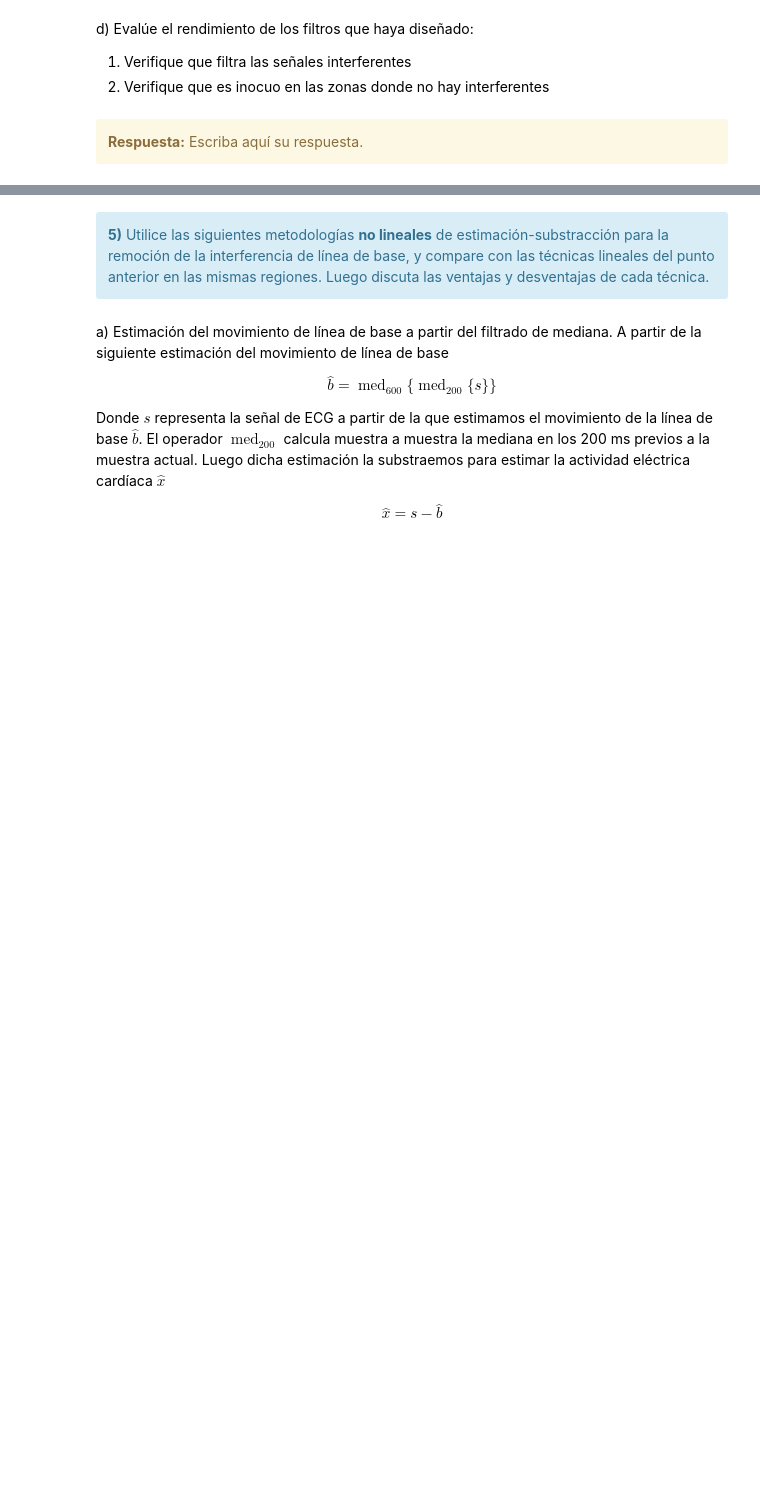
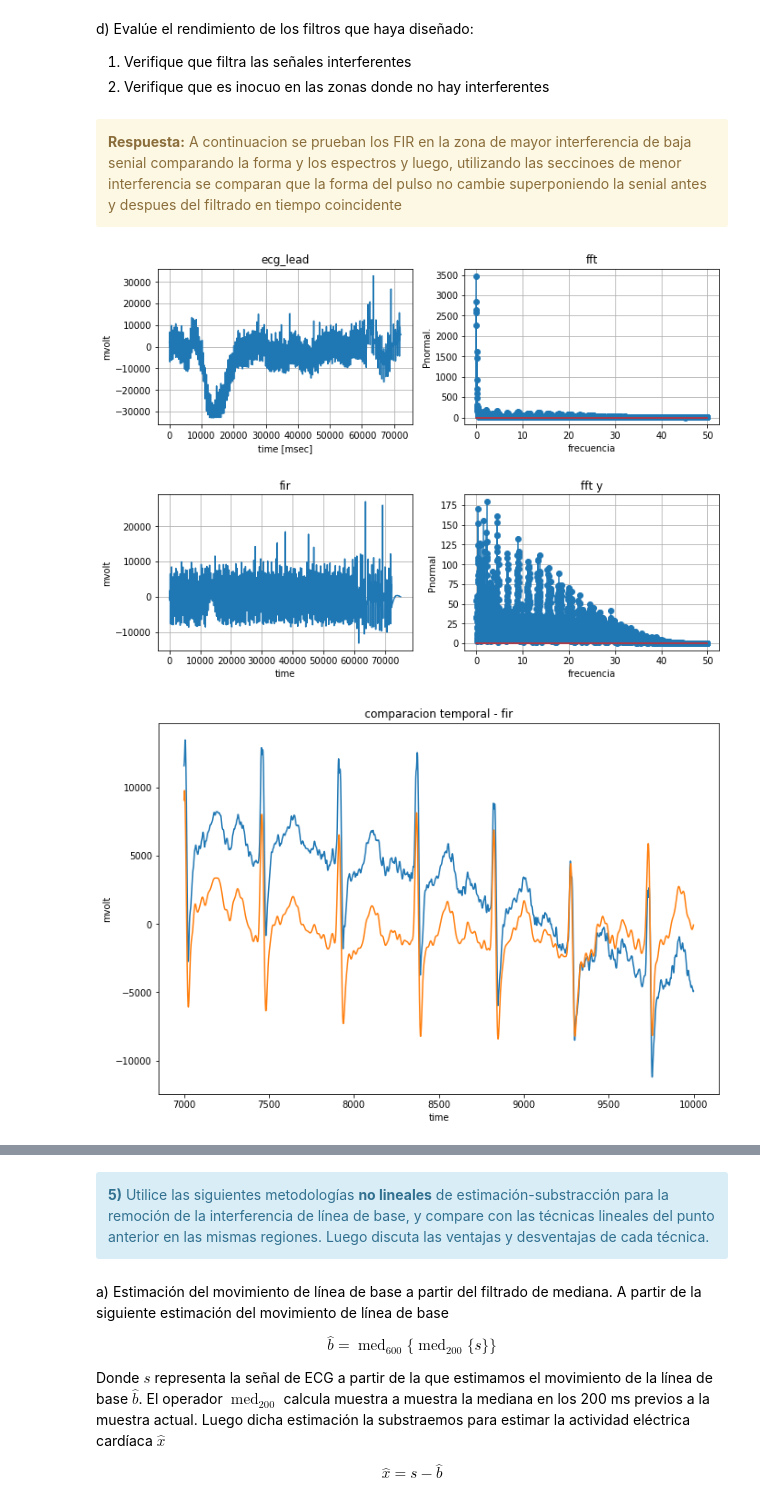
Before and after one commit to pslavkin/mse_15psf, a Jupyter notebook: tp2/TP2 - Filtrado.ipynb, the cells around one changed output, grey strips where cells are left out. Cells and saved outputs as stored; diff of their text form; code cells hidden in the pictures; blank space fills up the shorter version.

```diff
--- a/tp2/TP2 - Filtrado.ipynb
+++ b/tp2/TP2 - Filtrado.ipynb
@@ -276,4 +321,52 @@ zonas_sin_interf = (
-# %% [markdown]
-<div class="alert alert-block alert-warning">
-<b>Respuesta:</b> Escriba aquí su respuesta.
-</div>
+# %% [markdown]
+<div class="alert alert-block alert-warning">
+<b>Respuesta:</b> A continuacion se prueban los FIR en la zona de mayor interferencia de baja senial comparando la forma y los espectros y luego, utilizando las seccinoes de menor interferencia se comparan que la forma del pulso no cambie superponiendo la senial antes y despues del filtrado en tiempo coincidente</div>
+# %%
+import  matplotlib.pyplot as plt
+import  numpy as np
+from    plotter import *
+from    signal_generator import *
+import  scipy.io
+from    filter import *
+from    dft import *
+
+fs = 1000
+
+sg          = signal_generator_class()
+pl          = plotter_class          ( 2,2 )
+f           = filter_class           (     )
+dft_c       = dft_class              (     )
+
+mat                = scipy.io.loadmat('file.mat')
+ecg_lead_original  = mat[ 'ecg_lead'           ]
+qrs_pattern1       = mat[ 'qrs_pattern1'       ]
+heartbeat_pattern1 = mat[ 'heartbeat_pattern1' ]
+heartbeat_pattern2 = mat[ 'heartbeat_pattern2' ]
+qrs_detections     = mat[ 'qrs_detections'     ]
+
+lopass             = np.load("lopass_fir.npz")['ba'][0]
+hipass             = np.load("hipass_fir.npz")['ba'][0]
+
+ecg_lead=np.append(ecg_lead_original[int(12.0*60*fs):int(13.0*60*fs)],ecg_lead_original[int(15.0*60*fs):int(15.2*60*fs)])
+
+t=np.linspace ( 0 ,ecg_lead.size ,ecg_lead.size )
+pl.plot_signal( 1 ,t ,ecg_lead ,'ecg_lead' ,'time [msec]' ,'mvolt' ,trace='-' )
+
+fft    ,freq  = dft_c.abs ( fs ,ecg_lead.size  ,ecg_lead[:].flatten( ));
+pl.stem_signal ( 2 ,freq ,fft ,'fft' ,'frecuencia','Pnormal.',center=25/(fs/(fft.size*2)),zoom=25/(fs/(fft.size*2)) )
+
+y = f.fir       ( ecg_lead,lopass )
+y = f.fir       ( y,hipass )
+t = np.linspace ( 0,y.size,y.size )
+pl.plot_signal  ( 3 ,t[:t.size-hipass.size//2],y[hipass.size//2:]   ,'fir' , 'time' ,'mvolt'  ,trace='-' )
+
+fft    ,freq  = dft_c.abs( fs ,y.size  ,y    );
+pl.stem_signal ( 4 ,freq ,fft ,'fft y' ,'frecuencia','Pnormal',center=25/(fs/(fft.size*2)),zoom=25/(fs/(fft.size*2)))
+
+y=y[2865:]
+pl          = plotter_class          ( 1,1 )
+pl.plot_signal  ( 1 ,t ,ecg_lead ,'ecg_lead' ,'time [msec]' ,'mvolt' ,trace='-'      ,center=1500+1000+0.1*60*fs, zoom=0.1*60*fs/4 )
+pl.plot_signal  ( 1 ,t,y ,'comparacion temporal - fir' , 'time' ,'mvolt'  ,trace='-' ,center=1500+1000+0.1*60*fs, zoom=0.1*60*fs/4)
+# %% [output]
+[figure, added]
+[figure, added]
```
Also changed, not shown: parts of 15 cells of this notebook, 16 other files.
